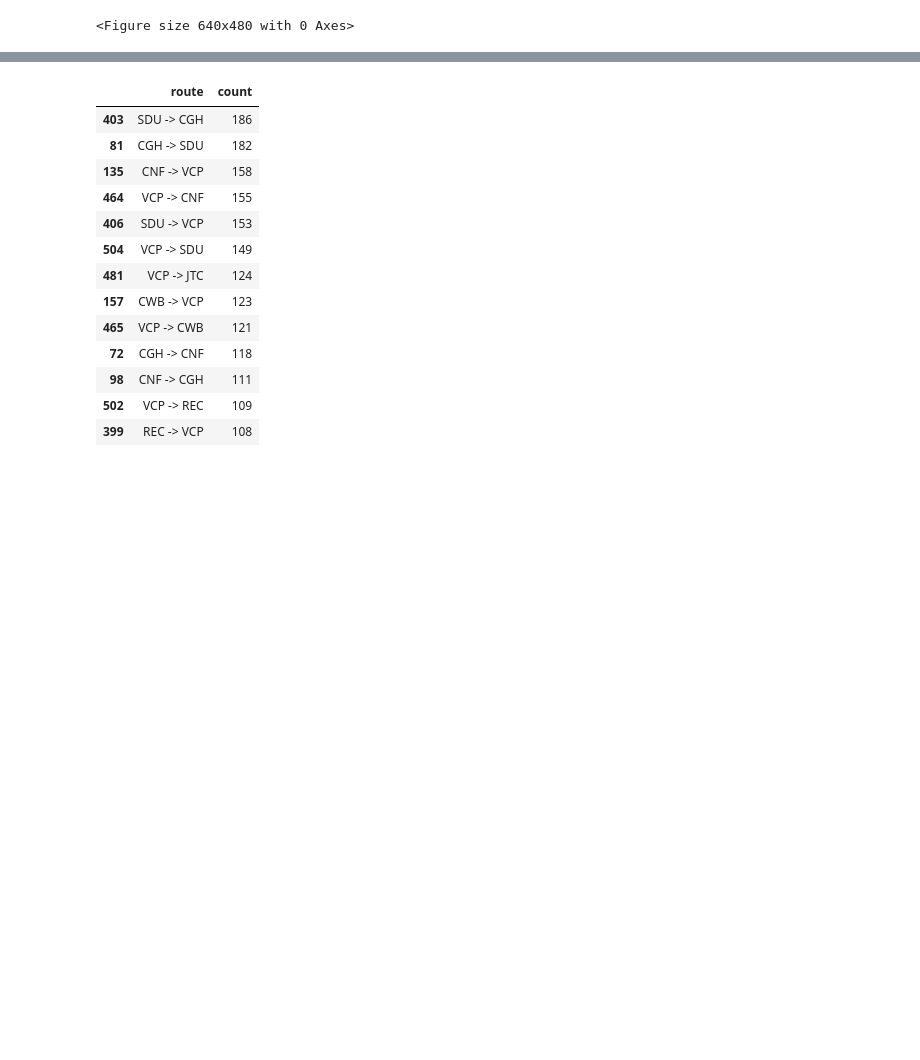
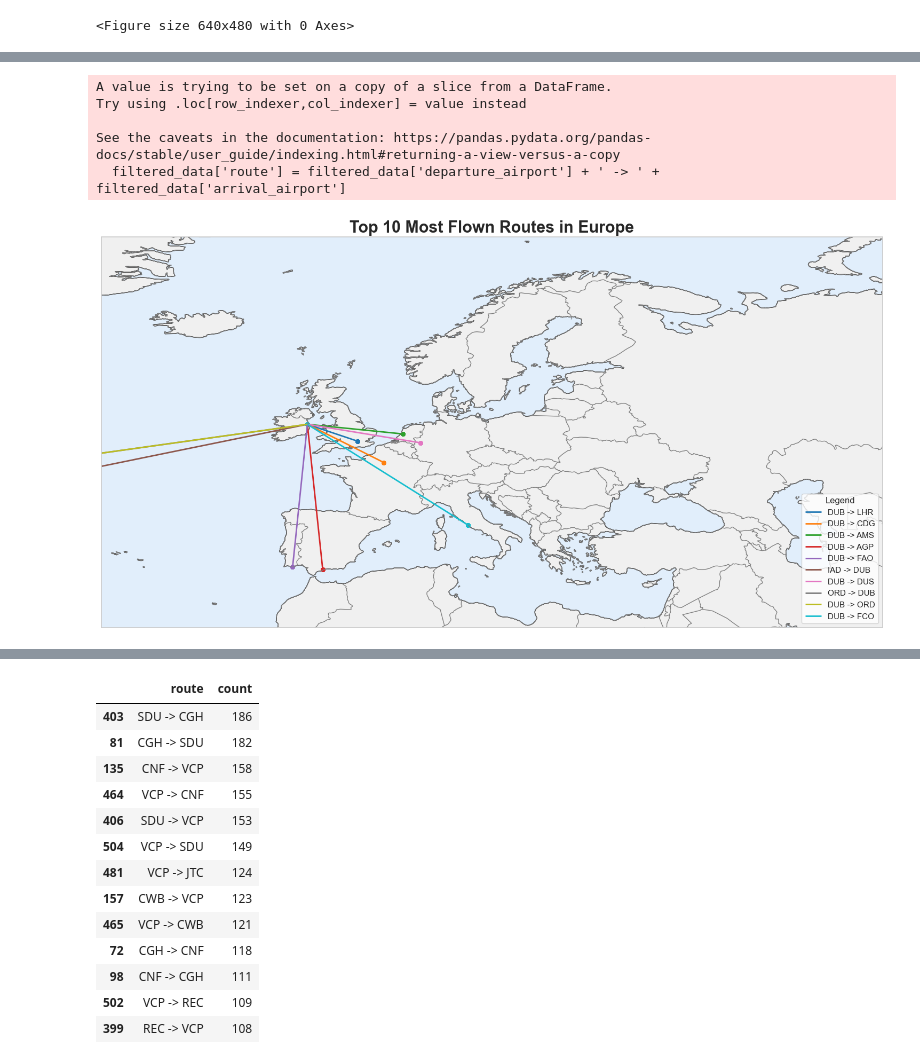
Before and after one commit to aref-hasan/aircraft_load, a Jupyter notebook: visualization/map.ipynb, the cells around one changed output, grey strips where cells are left out. Saved outputs shown, nothing was run; the diff lists cells and outputs as text; code cells hidden in the pictures; blank space fills up the shorter version.

Commit message:
update & clean & comment & new graphs

```diff
--- a/visualization/map.ipynb
+++ b/visualization/map.ipynb
@@ -423,0 +401,73 @@ See the caveats in the documentation: https://pandas.pydata.org/pandas-docs/stab
+# %%
+# filter data for airline_code 'MN'
+filtered_data = data[data['airline_code'] == 'MN']
+
+# count the number of flights for each route
+filtered_data['route'] = filtered_data['departure_airport'] + ' -> ' + filtered_data['arrival_airport']
+route_counts = filtered_data.groupby('route').flight_id.nunique().reset_index()
+route_counts.columns = ['route', 'count']
+
+# sort and select the top 10 routes
+top_routes = route_counts.sort_values(by='count', ascending=False).head(10)
+
+# merge top routes with original data to get coordinates
+top_routes_data = filtered_data[filtered_data['route'].isin(top_routes['route'])]
+
+# create GeoDataFrame for the routes
+departure_gdf = gpd.GeoDataFrame(top_routes_data, geometry=gpd.points_from_xy(top_routes_data.departure_lon, top_routes_data.departure_lat))
+arrival_gdf = gpd.GeoDataFrame(top_routes_data, geometry=gpd.points_from_xy(top_routes_data.arrival_lon, top_routes_data.arrival_lat))
+
+# LineString geometries for each route
+route_lines = []
+for route in top_routes['route']:
+    route_data = top_routes_data[top_routes_data['route'] == route]
+    departure_coords = route_data[['departure_lon', 'departure_lat']].values[0]
+    arrival_coords = route_data[['arrival_lon', 'arrival_lat']].values[0]
+    line = LineString([departure_coords, arrival_coords])
+    route_lines.append({'route': route, 'geometry': line})
+
+routes_lines_gdf = gpd.GeoDataFrame(route_lines)
+
+# map
+fig, ax = plt.subplots(figsize=(15, 10), subplot_kw={'projection': ccrs.PlateCarree()})
+ax.set_global()
+
+# add background and physical features
+ax.add_feature(cfeature.LAND, edgecolor='black', facecolor='#f0f0f0')
+ax.add_feature(cfeature.OCEAN, edgecolor='black', facecolor='#E1EEFB')
+ax.add_feature(cfeature.COASTLINE, edgecolor='gray')
+ax.add_feature(cfeature.BORDERS, linestyle='-', edgecolor='gray')
+
+# define a color map for the routes
+colors = list(mcolors.TABLEAU_COLORS.values())
+
+# plot the routes and points with different colors
+for i, route in enumerate(routes_lines_gdf.itertuples()):
+    color = colors[i % len(colors)]
+    routes_lines_gdf.iloc[[i]].plot(ax=ax, edgecolor=color, linewidth=2, label=route.route)
+    departure_gdf[departure_gdf['route'] == route.route].plot(ax=ax, color=color, markersize=25)
+    arrival_gdf[arrival_gdf['route'] == route.route].plot(ax=ax, color=color, markersize=25)
+
+# set the map extent for Europe
+ax.set_extent([-30, 60, 30, 75], crs=ccrs.PlateCarree())
+
+# title and description
+plt.title('Top 10 Most Flown Routes in Europe', fontsize=22, fontweight='bold')
+
+# legend
+handles, labels = ax.get_legend_handles_labels()
+ax.legend(handles, labels, loc='lower right', title='Legend')
+
+# adjust layout
+plt.tight_layout()
+plt.savefig('./graphics/top_10_routes_europe_mn.svg')
+
+plt.show()
+plt.close()
+# %% [output]
+A value is trying to be set on a copy of a slice from a DataFrame.
+Try using .loc[row_indexer,col_indexer] = value instead
+
+See the caveats in the documentation: https://pandas.pydata.org/pandas-docs/stable/user_guide/indexing.html#returning-a-view-versus-a-copy
+  filtered_data['route'] = filtered_data['departure_airport'] + ' -> ' + filtered_data['arrival_airport']
+[figure, added]
```
Also changed, not shown: parts of 2 cells of this notebook, 15 other files.
